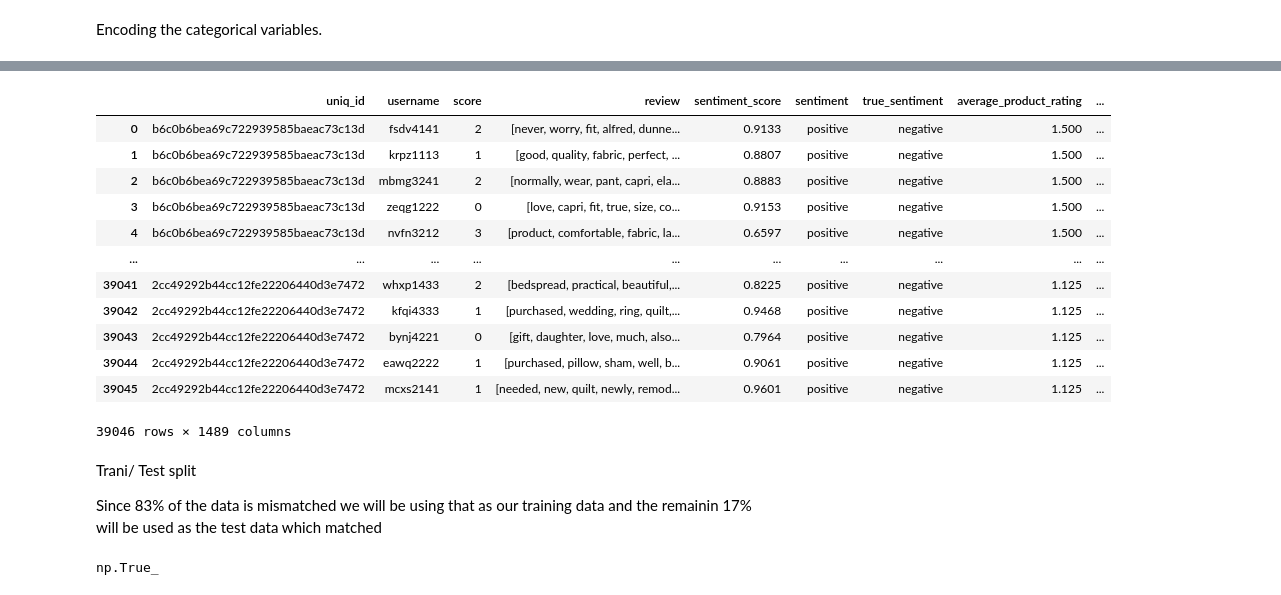
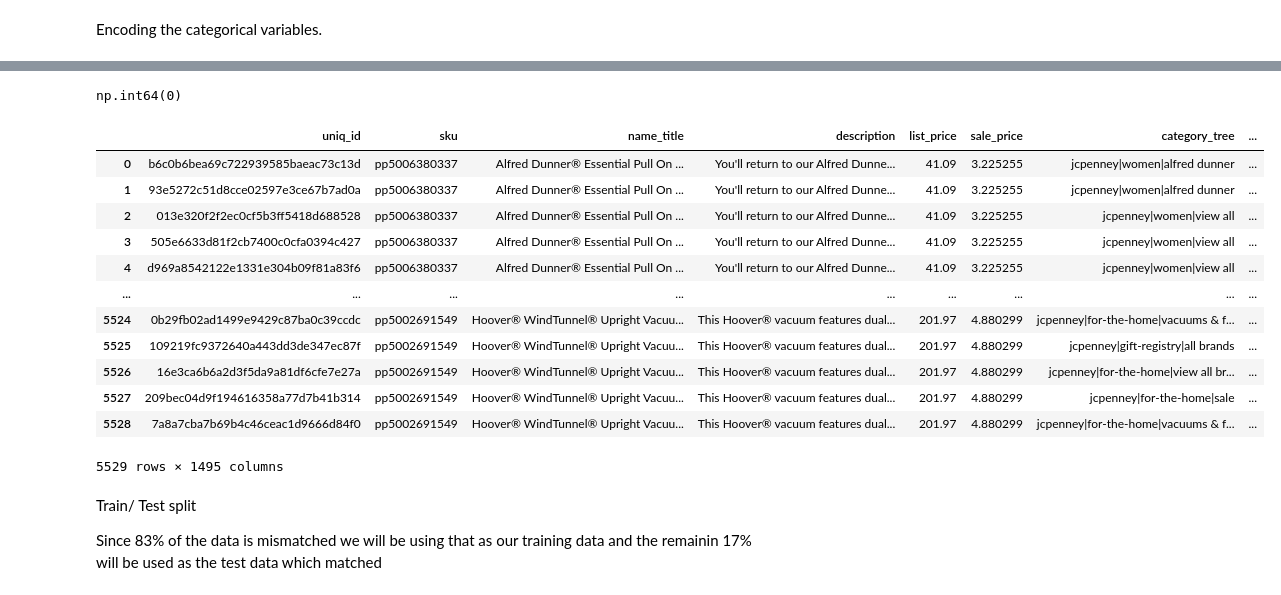
Before and after one commit to Malki9/3601763_BD2, a Jupyter notebook: 3601763_BD2.ipynb, the cells around one changed output, grey strips where cells are left out. Drawn from its saved outputs; the diff is of its cells as text; code cells hidden in the pictures.

```diff
--- a/3601763_BD2.ipynb
+++ b/3601763_BD2.ipynb
@@ -619,9 +621,7 @@ If we classify those score. It will be as below:
 *   5 --> Positive
 # %%
 # Assign the true sentiment labels
-reviews['true_sentiment'] = reviews['average_product_rating'].apply(lambda x: 'neutral' if x == 3 else ('negative' if x <= 2 else "positive"))
+reviews['true_sentiment'] = reviews['score'].apply(lambda x: 'neutral' if x == 3 else ('negative' if x <= 2 else "positive"))
-# %%
-reviews['average_product_rating'] = reviews.groupby('uniq_id')['score'].transform("mean")
 # %%
 reviews.describe()
 # %% [output]
@@ -759,3 +759,22 @@ jcpenney_products['sale_price'] = np.log1p(jcpenney_products['sale_price'])
 The log transformation has led the skewness to reduce which can be seen by rerunning the distribution and boxplot
 # %% [markdown]
   Encoding the categorical variables.
+# %%
+# Calculate the average sentiment score for each uniq_id
+avg_sentiment = reviews.groupby('uniq_id')['sentiment_score'].mean().reset_index()
+
+# Assign the average sentiment label based on the avg sentiment_score
+avg_sentiment['avg_sentiment'] = avg_sentiment['sentiment_score'].apply(lambda x: 'positive' if x > 0.05 else ('negative' if x < -0.05 else "neutral"))
+
+# Rename the column sentiment_score to average_sentiment_score
+avg_sentiment.rename(columns={'sentiment_score': 'avg_sentiment_score'}, inplace=True)
+
+# Merge the average_sentiment_score to jcpenney_products
+jcpenney_products = jcpenney_products.merge(
+    avg_sentiment,
+    on='uniq_id',
+    how='left'
+)
+
+# Assign the true sentiment label based on the average_product_rating
+jcpenney_products['avg_true_sentiment'] = jcpenney_products['average_product_rating'].apply(lambda x: 'neutral' if x == 3 else ('negative' if x <= 2 else "positive"))
@@ -762,26 +791,28 @@ The log transformation has led the skewness to reduce which can be seen by rerun
+# %%
+# Check for null values in average_sentiment_score
+jcpenney_products['avg_sentiment_score'].isnull().sum()
+# %% [output]
+np.int64(0)
 # %%
-# Merge the sales_price, category, brand
-data = reviews.merge(jcpenney_products[['uniq_id', 'sale_price', 'category', 'brand']], on = 'uniq_id', how = 'left')
-
 # Encode the category variable of brand and category
-data = pd.get_dummies(data, columns=['category', 'brand'], drop_first=True)
+data = pd.get_dummies(jcpenney_products, columns=['category', 'brand'], drop_first=True)
 data
 # %% [output]
-|  | uniq_id | username | score | review | sentiment_score | sentiment | true_sentiment | average_product_rating | ... |
-| 0 | b6c0b6bea69c722939585baeac73c13d | fsdv4141 | 2 | [never, worry, fit, alfred, dunne... | 0.9133 | positive | negative | 1.500 | ... |
-| 1 | b6c0b6bea69c722939585baeac73c13d | krpz1113 | 1 | [good, quality, fabric, perfect, ... | 0.8807 | positive | negative | 1.500 | ... |
-| 2 | b6c0b6bea69c722939585baeac73c13d | mbmg3241 | 2 | [normally, wear, pant, capri, ela... | 0.8883 | positive | negative | 1.500 | ... |
-| 3 | b6c0b6bea69c722939585baeac73c13d | zeqg1222 | 0 | [love, capri, fit, true, size, co... | 0.9153 | positive | negative | 1.500 | ... |
-| 4 | b6c0b6bea69c722939585baeac73c13d | nvfn3212 | 3 | [product, comfortable, fabric, la... | 0.6597 | positive | negative | 1.500 | ... |
-| ... | ... | ... | ... | ... | ... | ... | ... | ... | ... |
-| 39041 | 2cc49292b44cc12fe22206440d3e7472 | whxp1433 | 2 | [bedspread, practical, beautiful,... | 0.8225 | positive | negative | 1.125 | ... |
-| 39042 | 2cc49292b44cc12fe22206440d3e7472 | kfqi4333 | 1 | [purchased, wedding, ring, quilt,... | 0.9468 | positive | negative | 1.125 | ... |
-| 39043 | 2cc49292b44cc12fe22206440d3e7472 | bynj4221 | 0 | [gift, daughter, love, much, also... | 0.7964 | positive | negative | 1.125 | ... |
-| 39044 | 2cc49292b44cc12fe22206440d3e7472 | eawq2222 | 1 | [purchased, pillow, sham, well, b... | 0.9061 | positive | negative | 1.125 | ... |
-| 39045 | 2cc49292b44cc12fe22206440d3e7472 | mcxs2141 | 1 | [needed, new, quilt, newly, remod... | 0.9601 | positive | negative | 1.125 | ... |
+|  | uniq_id | sku | name_title | description | list_price | sale_price | category_tree | ... |
+| 0 | b6c0b6bea69c722939585baeac73c13d | pp5006380337 | Alfred Dunner® Essential Pull On ... | You'll return to our Alfred Dunne... | 41.09 | 3.225255 | jcpenney|women|alfred dunner | ... |
+| 1 | 93e5272c51d8cce02597e3ce67b7ad0a | pp5006380337 | Alfred Dunner® Essential Pull On ... | You'll return to our Alfred Dunne... | 41.09 | 3.225255 | jcpenney|women|alfred dunner | ... |
+| 2 | 013e320f2f2ec0cf5b3ff5418d688528 | pp5006380337 | Alfred Dunner® Essential Pull On ... | You'll return to our Alfred Dunne... | 41.09 | 3.225255 | jcpenney|women|view all | ... |
+| 3 | 505e6633d81f2cb7400c0cfa0394c427 | pp5006380337 | Alfred Dunner® Essential Pull On ... | You'll return to our Alfred Dunne... | 41.09 | 3.225255 | jcpenney|women|view all | ... |
+| 4 | d969a8542122e1331e304b09f81a83f6 | pp5006380337 | Alfred Dunner® Essential Pull On ... | You'll return to our Alfred Dunne... | 41.09 | 3.225255 | jcpenney|women|view all | ... |
+| ... | ... | ... | ... | ... | ... | ... | ... | ... |
+| 5524 | 0b29fb02ad1499e9429c87ba0c39ccdc | pp5002691549 | Hoover® WindTunnel® Upright Vacuu... | This Hoover® vacuum features dual... | 201.97 | 4.880299 | jcpenney|for-the-home|vacuums & f... | ... |
+| 5525 | 109219fc9372640a443dd3de347ec87f | pp5002691549 | Hoover® WindTunnel® Upright Vacuu... | This Hoover® vacuum features dual... | 201.97 | 4.880299 | jcpenney|gift-registry|all brands | ... |
+| 5526 | 16e3ca6b6a2d3f5da9a81df6cfe7e27a | pp5002691549 | Hoover® WindTunnel® Upright Vacuu... | This Hoover® vacuum features dual... | 201.97 | 4.880299 | jcpenney|for-the-home|view all br... | ... |
+| 5527 | 209bec04d9f194616358a77d7b41b314 | pp5002691549 | Hoover® WindTunnel® Upright Vacuu... | This Hoover® vacuum features dual... | 201.97 | 4.880299 | jcpenney|for-the-home|sale | ... |
+| 5528 | 7a8a7cba7b69b4c46ceac1d9666d84f0 | pp5002691549 | Hoover® WindTunnel® Upright Vacuu... | This Hoover® vacuum features dual... | 201.97 | 4.880299 | jcpenney|for-the-home|vacuums & f... | ... |
-39046 rows × 1489 columns
+5529 rows × 1495 columns
 # %% [markdown]
-Trani/ Test split
+Train/ Test split
 
 Since 83% of the data is mismatched we will be using that as our training data
 and the remainin 17% will be used as the test data which matched
@@ -800,5 +836,0 @@ y_test = test['score']
-# %%
-# Check all the unique_id Jcpenny_products are there in reviews dataset
-jcpenney_products['uniq_id'].isin(reviews['uniq_id']).all()
-# %% [output]
-np.True_
```
Also changed, not shown: parts of 30 cells of this notebook.
